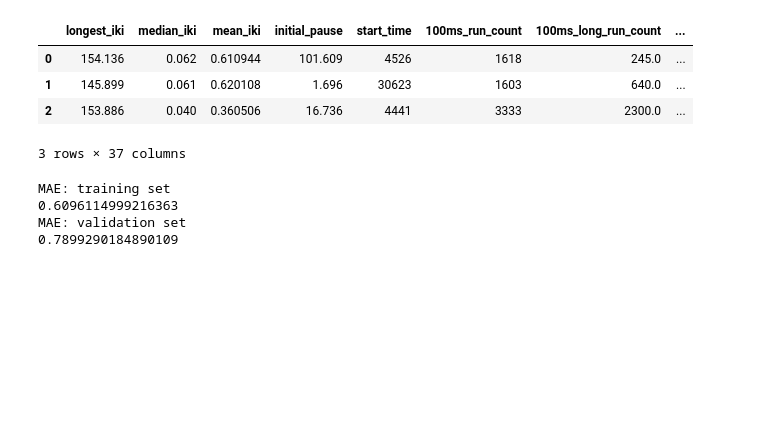
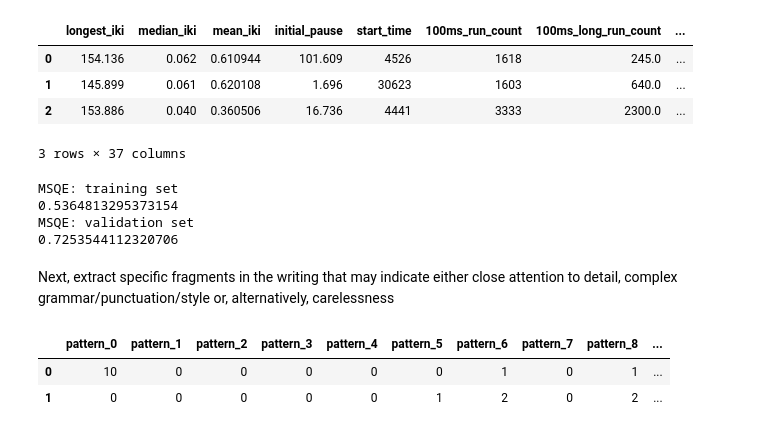
Before and after one commit to ZalmanKelber/kaggle_writing, a Jupyter notebook: writing6.ipynb, the cells around one changed output. Drawn from its saved outputs; the diff is of its cells as text; code cells hidden in the pictures; blank space fills up the shorter version.

```diff
--- a/writing6.ipynb
+++ b/writing6.ipynb
@@ -147,14 +142,59 @@ X_train, X_valid, y_train, y_valid = train_test_split(X, y, test_size=.25, rando
 
 model = GradientBoostingRegressor()
 model.fit(X_train, y_train)
-y_predict_train = round_scores(model.predict(X_train))
-y_predict_valid = round_scores(model.predict(X_valid))
-print('MAE: training set')
+y_predict_train = model.predict(X_train)
+y_predict_valid = model.predict(X_valid)
+print('MSQE: training set')
 print(mean_squared_error(y_train, y_predict_train, squared=False))
-print('MAE: validation set')
+print('MSQE: validation set')
 print(mean_squared_error(y_valid, y_predict_valid, squared=False))
 # %% [output]
-MAE: training set
-0.6096114999216363
-MAE: validation set
-0.7899290184890109
+MSQE: training set
+0.5364813295373154
+MSQE: validation set
+0.7253544112320706
+# %% [markdown]
+Next, extract specific fragments in the writing that may indicate either close attention to detail, complex grammar/punctuation/style or, alternatively, carelessness
+# %%
+import re
+
+patterns = [
+    # good patterns:
+    r'[\.|\?|\!] {2}[^ ]', # two spaces after period
+    r'[q|\'|\"]--[q|\'|\"]', # em-dash
+    r'[q|\'|\"] -- [q|\'|\"]', # AP style guide em-dash
+    r'[q|\'|\"]--[q|\'|\"][^\.]+[q|\'|\"]--[q|\'|\"][^\.]', # em-dash-separated sub-clause within sentence
+    r'[q|\'|\"] -- [q|\'|\"][^\.]+[q|\'|\"] -- [q|\'|\"][^\.]',
+    r'q-q', # hyphenated words
+    r'q\'', # posessives or contraction
+    r'\.\.\.', # elipses
+    # bad patterns:
+    r'[q|,|\'|\"|-]  +[q|,|\'|\"|-]', # two or more spaces in middle of sentence
+    r'[ |\n][\.|\?|\!|,|;|:|\(|\)|\'][ |\n]', # punctuation surrounded by whitespace
+    r' \n', # unnecessary trailing space before line break
+    r'q\n' # word character immediately followed by linebreak
+]
+
+def extract_patterns(essays_df):
+
+    group = essays_df.groupby('id')['essay']
+
+    data =  pd.DataFrame({
+        'id': essays_df['id'].unique(),
+    }).reset_index(drop=True)
+    def apply_pattern_to_group(pattern):
+        def find_pattern(g):
+            essay = g.values[0]
+            m = re.findall(pattern, essay)
+            return len(m)
+        return find_pattern
+    for i, pattern in enumerate(patterns):
+        col = f'pattern_{i}'
+        data[col] = group.apply(apply_pattern_to_group(pattern)).values
+    return data.drop('id', axis=1)
+pattern_info = extract_patterns(train_essays)
+pattern_info.head(2)
+# %% [output]
+|  | pattern_0 | pattern_1 | pattern_2 | pattern_3 | pattern_4 | pattern_5 | pattern_6 | pattern_7 | pattern_8 | ... |
+| 0 | 10 | 0 | 0 | 0 | 0 | 0 | 1 | 0 | 1 | ... |
+| 1 | 0 | 0 | 0 | 0 | 0 | 1 | 2 | 0 | 2 | ... |
```
Also changed, not shown: parts of 21 cells of this notebook.
